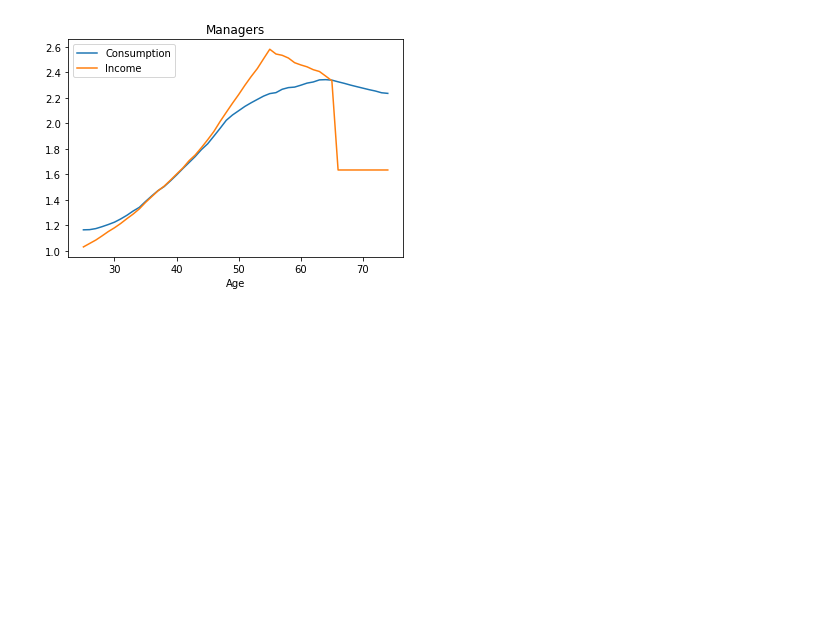
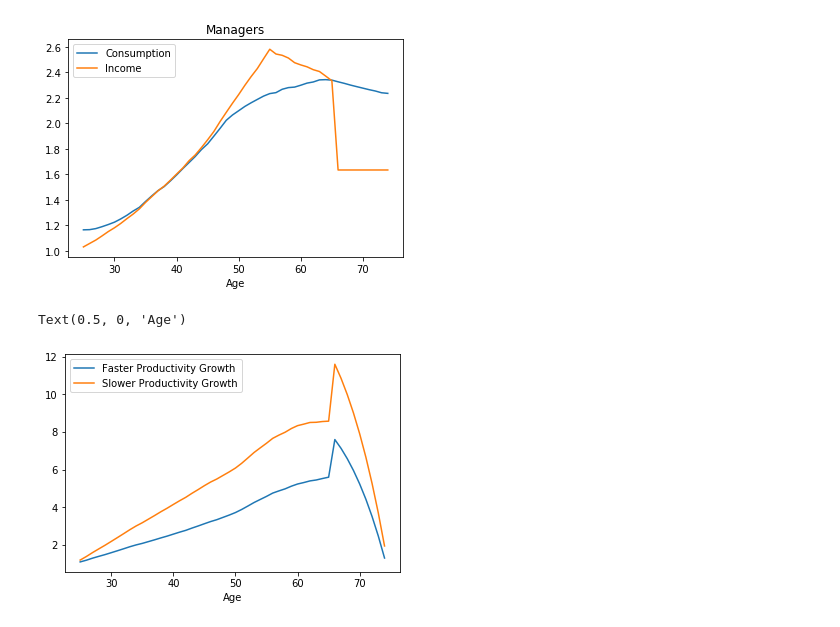
Before and after one commit to ykulu1/project-with-yusuf, a Jupyter notebook: Carroll LifeCycle Bufferstock Replication.ipynb, the cells around one changed output. Saved outputs shown, nothing was run; the diff lists cells and outputs as text; code cells hidden in the pictures; blank space fills up the shorter version.

Commit message:
Shortened Code and added figure 6

```diff
--- a/Carroll LifeCycle Bufferstock Replication.ipynb
+++ b/Carroll LifeCycle Bufferstock Replication.ipynb
@@ -172,0 +176,47 @@ Text(0.5, 1.0, 'Managers')
+# %%
+Params.init_lifecycle['PermGroFac'] = [1.015]*25 + [1.0]*15 + [0.7] + [1]*9     #Solve for Operatives, 1% lower labor income growth
+
+Lifecycle_Operatives_Slower = Model.IndShockConsumerType(**Params.init_lifecycle)
+Lifecycle_Operatives_Slower.cycles = 1 #1 for finite horizon and 0 for infinite horizon
+Lifecycle_Operatives_Slower.solve()
+Lifecycle_Operatives_Slower.unpackcFunc()
+Lifecycle_Operatives_Slower.timeFwd() #make sure that time is moving forward
+# %%
+if do_simulation:
+    Lifecycle_Operatives_Faster.T_sim = 50 #simulate Lifecycle_Unskilled.T_sim periods for 10000(default) agents
+    Lifecycle_Operatives_Faster.track_vars = ['aNrmNow','mNrmNow','cNrmNow','pLvlNow','t_age'] #track these variables
+    Lifecycle_Operatives_Faster.initializeSim()
+    Lifecycle_Operatives_Faster.simulate()
+
+if do_simulation:
+    Lifecycle_Operatives_Slower.T_sim = 50 #simulate Lifecycle_Unskilled.T_sim periods for 10000(default) agents
+    Lifecycle_Operatives_Slower.track_vars = ['aNrmNow','mNrmNow','cNrmNow','pLvlNow','t_age'] #track these variables
+    Lifecycle_Operatives_Slower.initializeSim()
+    Lifecycle_Operatives_Slower.simulate()
+
+raw_data = {'T_age': Lifecycle_Operatives_Faster.t_age_hist.flatten()+24, #add 24 to make the starting period 25. age is same for all occupations so so need to make three of these.
+            'pLvlNow_Operatives_Faster': Lifecycle_Operatives_Faster.pLvlNow_hist.flatten(),
+            'mNrmNow_Operatives_Faster': Lifecycle_Operatives_Faster.mNrmNow_hist.flatten(),
+            'aNrmNow_Operatives_Faster': Lifecycle_Operatives_Faster.aNrmNow_hist.flatten(),
+            'pLvlNow_Operatives_Slower': Lifecycle_Operatives_Slower.pLvlNow_hist.flatten(),
+            'mNrmNow_Operatives_Slower': Lifecycle_Operatives_Slower.mNrmNow_hist.flatten(),
+            'aNrmNow_Operatives_Slower': Lifecycle_Operatives_Slower.aNrmNow_hist.flatten(),}
+
+#Make the simulated results into a dataset
+
+Data = pd.DataFrame(raw_data) #make the raw data into a formal dataset
+
+Data['W_Y_Faster'] = Data.aNrmNow_Operatives_Faster
+Data['W_Y_Slower'] = Data.aNrmNow_Operatives_Slower
+AgeMeans = Data.groupby(['T_age']).mean().reset_index() # Group the dataset by T_age and get the mean.
+# %%
+plt.figure()
+
+plt.plot(AgeMeans.T_age, AgeMeans.W_Y_Faster,label='Faster Productivity Growth')
+plt.plot(AgeMeans.T_age, AgeMeans.W_Y_Slower, label='Slower Productivity Growth')
+
+plt.legend()
+plt.xlabel('Age')
+# %% [output]
+Text(0.5, 0, 'Age')
+[figure, added]
```
Also changed, not shown: parts of 7 cells of this notebook.
